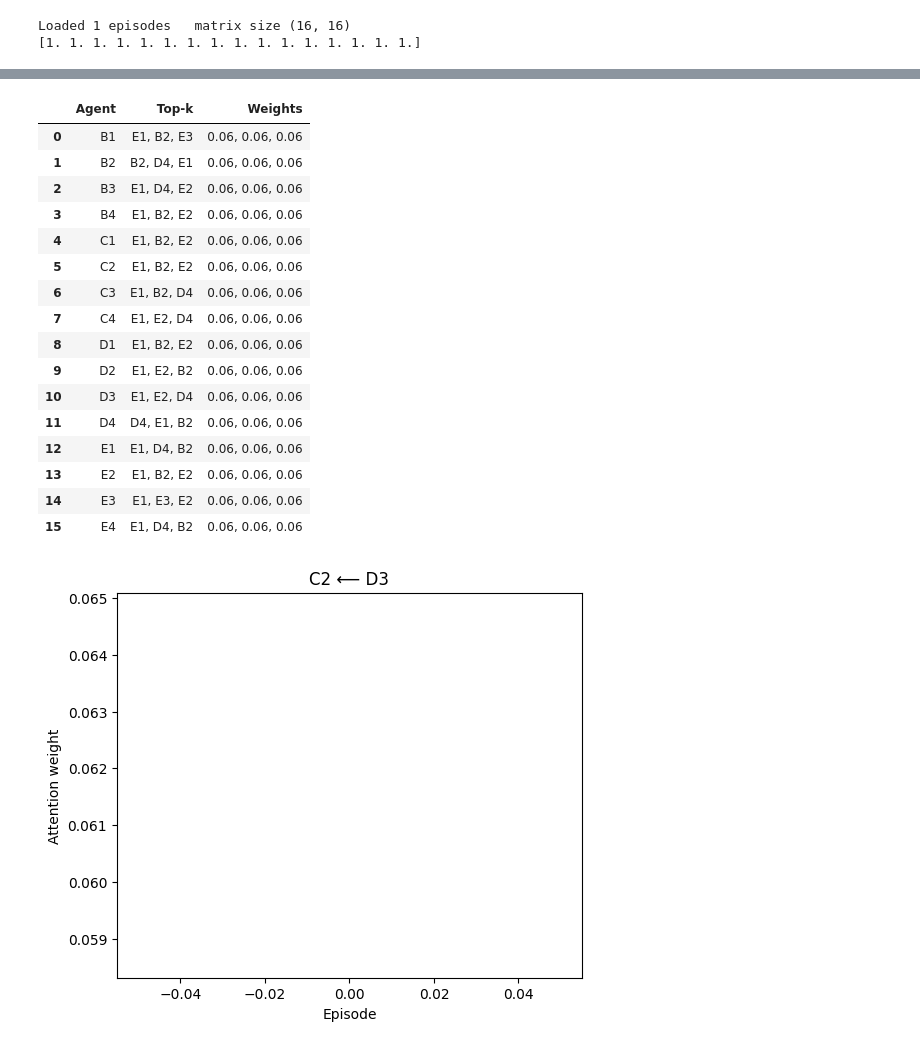
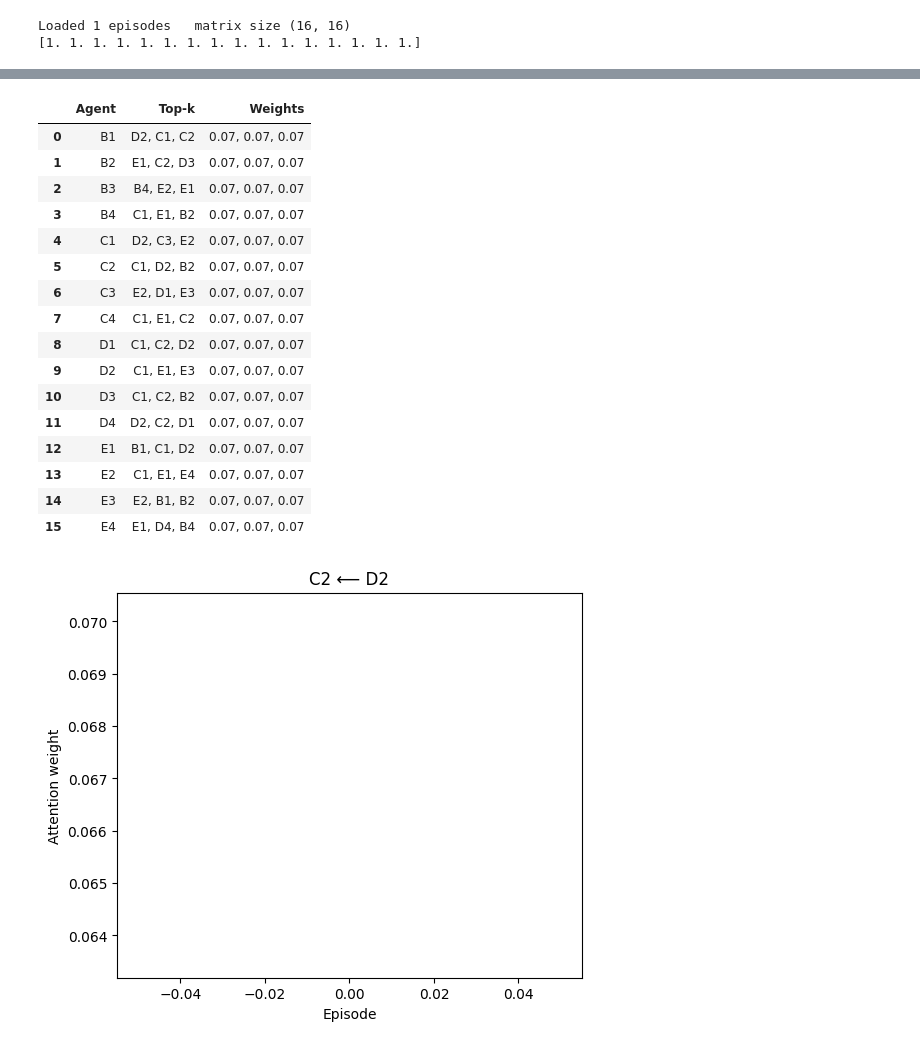
Before and after one commit to wissem18/MacLight, a Jupyter notebook: attention_analysis.ipynb, the cells around one changed output, grey strips where cells are left out. Cells and saved outputs as stored; diff of their text form; code cells hidden in the pictures.

```diff
--- a/attention_analysis.ipynb
+++ b/attention_analysis.ipynb
@@ -10,7 +10,7 @@ AGENTS = ["B1","B2","B3","B4",
           "D1","D2","D3","D4",
           "E1","E2","E3","E4"]   # any 16-agent ordering you used
 # %%
-path = "ckpt/block_normal/Ours_Attention/400_attn_per_episode.npy"
+path = "ckpt/block_normal/Ours_Attention/43_attn_per_episode.npy"
 A = np.load(path)           # shape (E,16,16)
 print(f"Loaded {A.shape[0]} episodes   matrix size {A.shape[1:]}")
 
@@ -70,32 +53,32 @@ for i,recv in enumerate(AGENTS):
 pd.DataFrame(rows)
 # %% [output]
 |  | Agent | Top-k | Weights |
-| 0 | B1 | E1, B2, E3 | 0.06, 0.06, 0.06 |
-| 1 | B2 | B2, D4, E1 | 0.06, 0.06, 0.06 |
-| 2 | B3 | E1, D4, E2 | 0.06, 0.06, 0.06 |
-| 3 | B4 | E1, B2, E2 | 0.06, 0.06, 0.06 |
-| 4 | C1 | E1, B2, E2 | 0.06, 0.06, 0.06 |
-| 5 | C2 | E1, B2, E2 | 0.06, 0.06, 0.06 |
-| 6 | C3 | E1, B2, D4 | 0.06, 0.06, 0.06 |
-| 7 | C4 | E1, E2, D4 | 0.06, 0.06, 0.06 |
-| 8 | D1 | E1, B2, E2 | 0.06, 0.06, 0.06 |
-| 9 | D2 | E1, E2, B2 | 0.06, 0.06, 0.06 |
-| 10 | D3 | E1, E2, D4 | 0.06, 0.06, 0.06 |
-| 11 | D4 | D4, E1, B2 | 0.06, 0.06, 0.06 |
-| 12 | E1 | E1, D4, B2 | 0.06, 0.06, 0.06 |
-| 13 | E2 | E1, B2, E2 | 0.06, 0.06, 0.06 |
-| 14 | E3 | E1, E3, E2 | 0.06, 0.06, 0.06 |
-| 15 | E4 | E1, D4, B2 | 0.06, 0.06, 0.06 |
+| 0 | B1 | D2, C1, C2 | 0.07, 0.07, 0.07 |
+| 1 | B2 | E1, C2, D3 | 0.07, 0.07, 0.07 |
+| 2 | B3 | B4, E2, E1 | 0.07, 0.07, 0.07 |
+| 3 | B4 | C1, E1, B2 | 0.07, 0.07, 0.07 |
+| 4 | C1 | D2, C3, E2 | 0.07, 0.07, 0.07 |
+| 5 | C2 | C1, D2, B2 | 0.07, 0.07, 0.07 |
+| 6 | C3 | E2, D1, E3 | 0.07, 0.07, 0.07 |
+| 7 | C4 | C1, E1, C2 | 0.07, 0.07, 0.07 |
+| 8 | D1 | C1, C2, D2 | 0.07, 0.07, 0.07 |
+| 9 | D2 | C1, E1, E3 | 0.07, 0.07, 0.07 |
+| 10 | D3 | C1, C2, B2 | 0.07, 0.07, 0.07 |
+| 11 | D4 | D2, C2, D1 | 0.07, 0.07, 0.07 |
+| 12 | E1 | B1, C1, D2 | 0.07, 0.07, 0.07 |
+| 13 | E2 | C1, E1, E4 | 0.07, 0.07, 0.07 |
+| 14 | E3 | E2, B1, B2 | 0.07, 0.07, 0.07 |
+| 15 | E4 | E1, D4, B4 | 0.07, 0.07, 0.07 |
 # %%
-pair = ("C2","D3")        # receiver, neighbour
+pair = ("C2","D2")        # receiver, neighbour
 i, j = AGENTS.index(pair[0]), AGENTS.index(pair[1])
 
 plt.plot(A[:, i, j])
 plt.xlabel("Episode"); plt.ylabel("Attention weight")
 plt.title(f"{pair[0]} ⟵ {pair[1]}")
 plt.show()
 # %% [output]
-[figure, old version]
+[figure, new version]
 # %%
 def grid_heat(Amean, idx, ax=None, cmap="Blues"):
     """
```
Also changed, not shown: parts of 5 cells of this notebook, 4 other files.
